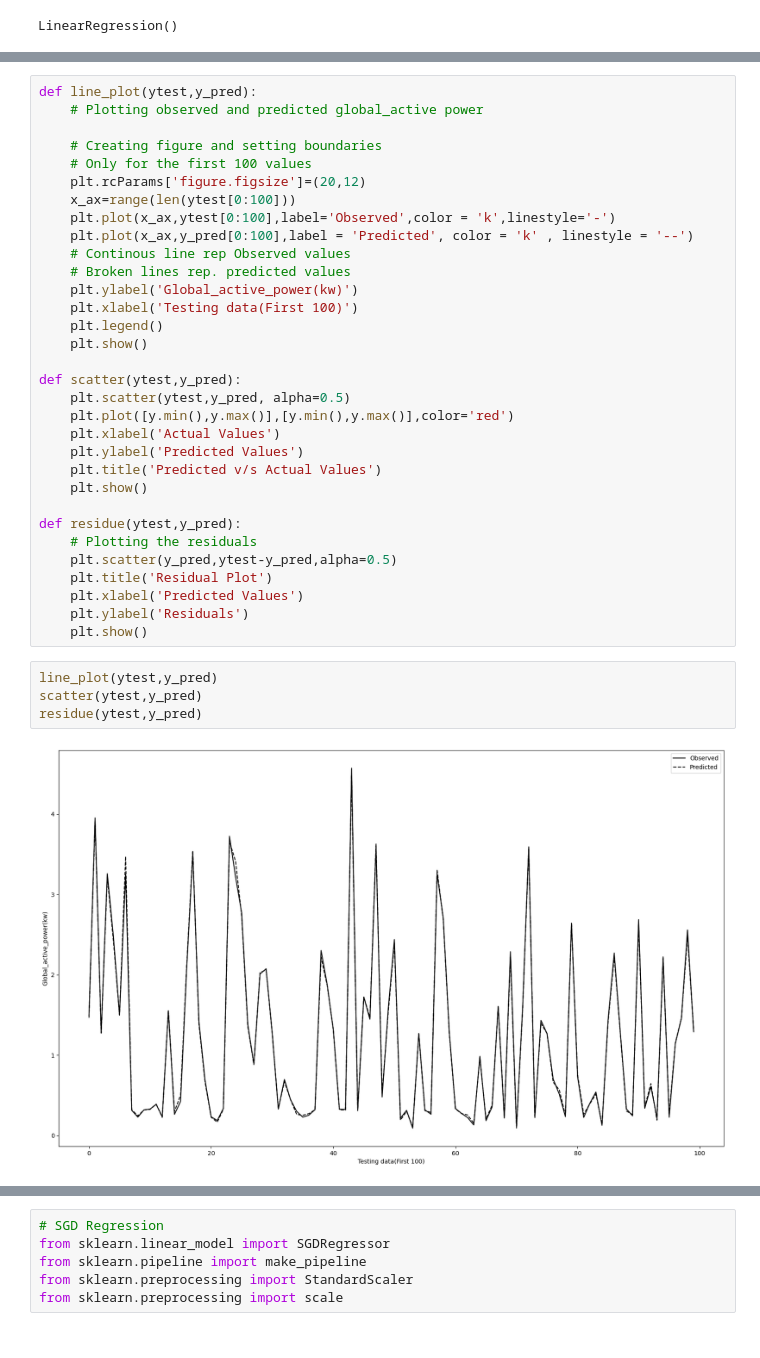
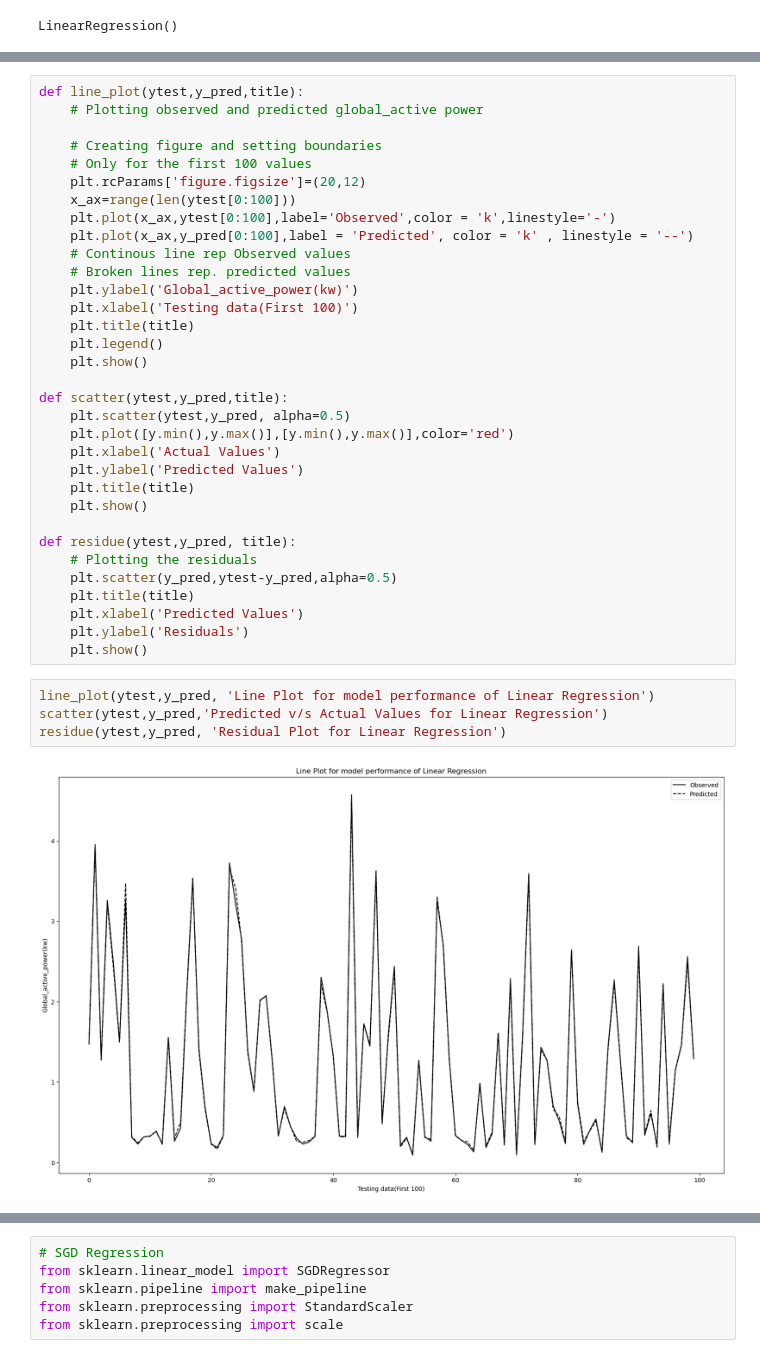
Before and after one commit to Shivansh20128/Electricity-Consumption-for-Household-Appliances, a Jupyter notebook: ML Project.ipynb, the cells around one changed output, grey strips where cells are left out. Drawn from its saved outputs; the diff is of its cells as text.

```diff
--- a/ML Project.ipynb
+++ b/ML Project.ipynb
@@ -571,5 +564,5 @@ print("R2 Score: ",r2)
 # %%
-def line_plot(ytest,y_pred):
+def line_plot(ytest,y_pred,title):
     # Plotting observed and predicted global_active power
 
     # Creating figure and setting boundaries
@@ -582,27 +575,28 @@ def line_plot(ytest,y_pred):
     # Broken lines rep. predicted values
     plt.ylabel('Global_active_power(kw)')
     plt.xlabel('Testing data(First 100)')
+    plt.title(title)
     plt.legend()
     plt.show()
 
-def scatter(ytest,y_pred):
+def scatter(ytest,y_pred,title):
     plt.scatter(ytest,y_pred, alpha=0.5)
     plt.plot([y.min(),y.max()],[y.min(),y.max()],color='red')
     plt.xlabel('Actual Values')
     plt.ylabel('Predicted Values')
-    plt.title('Predicted v/s Actual Values')
+    plt.title(title)
     plt.show()
 
-def residue(ytest,y_pred):
+def residue(ytest,y_pred, title):
     # Plotting the residuals
     plt.scatter(y_pred,ytest-y_pred,alpha=0.5)
-    plt.title('Residual Plot')
+    plt.title(title)
     plt.xlabel('Predicted Values')
     plt.ylabel('Residuals')
     plt.show()
 # %%
-line_plot(ytest,y_pred)
-scatter(ytest,y_pred)
-residue(ytest,y_pred)
+line_plot(ytest,y_pred, 'Line Plot for model performance of Linear Regression')
+scatter(ytest,y_pred,'Predicted v/s Actual Values for Linear Regression')
+residue(ytest,y_pred, 'Residual Plot for Linear Regression')
 # %% [output]
-[figure, old version]
+[figure, new version]
```
Also changed, not shown: parts of 20 cells of this notebook.
